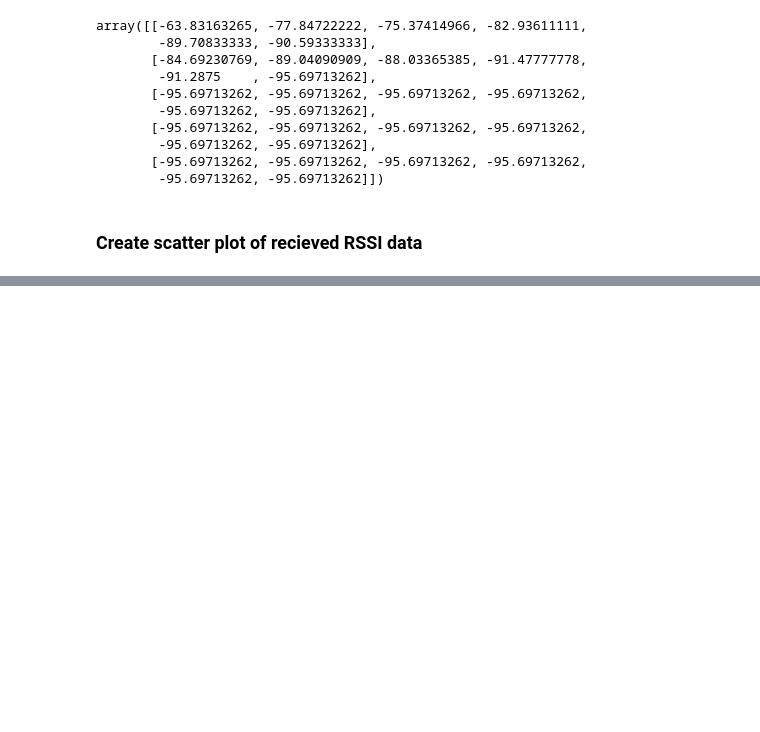
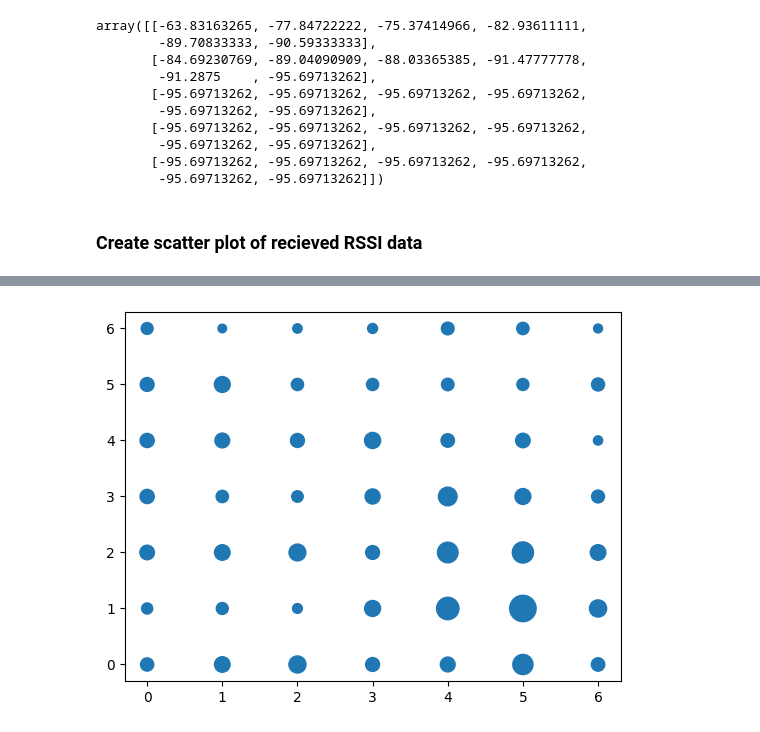
Before and after one commit to MinorOrg/MQTT-pi-subscriber, a Jupyter notebook: rssi-calculations.ipynb, the cells around one changed output, grey strips where cells are left out. Drawn from its saved outputs; the diff is of its cells as text; code cells hidden in the pictures; blank space fills up the shorter version.

```diff
--- a/rssi-calculations.ipynb
+++ b/rssi-calculations.ipynb
@@ -428,0 +453,4 @@ array([[-63.83163265, -77.84722222, -75.37414966, -82.93611111,
+# %%
+createscatter(esp3data)
+# %% [output]
+[figure, added]
```
Also changed, not shown: parts of 4 cells of this notebook, 1 other file.
